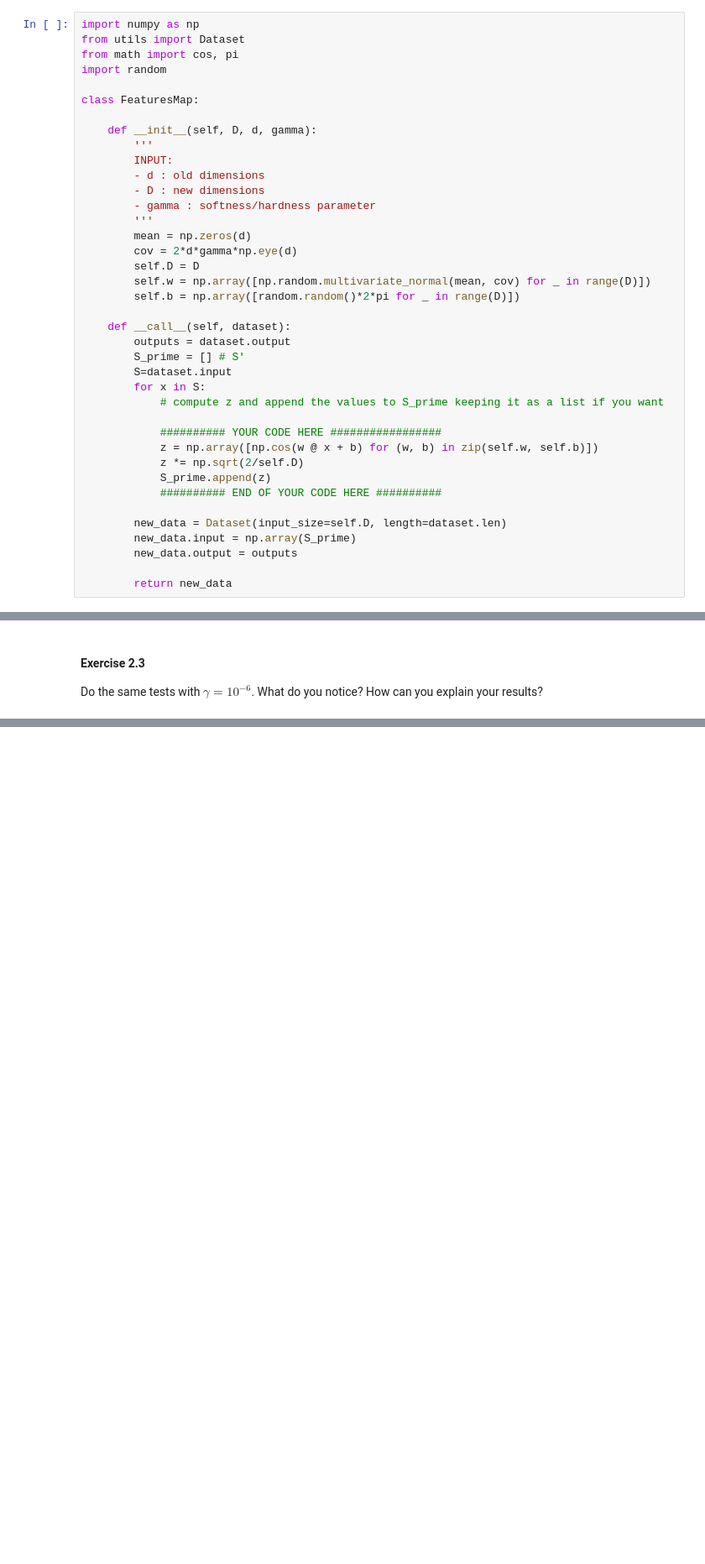
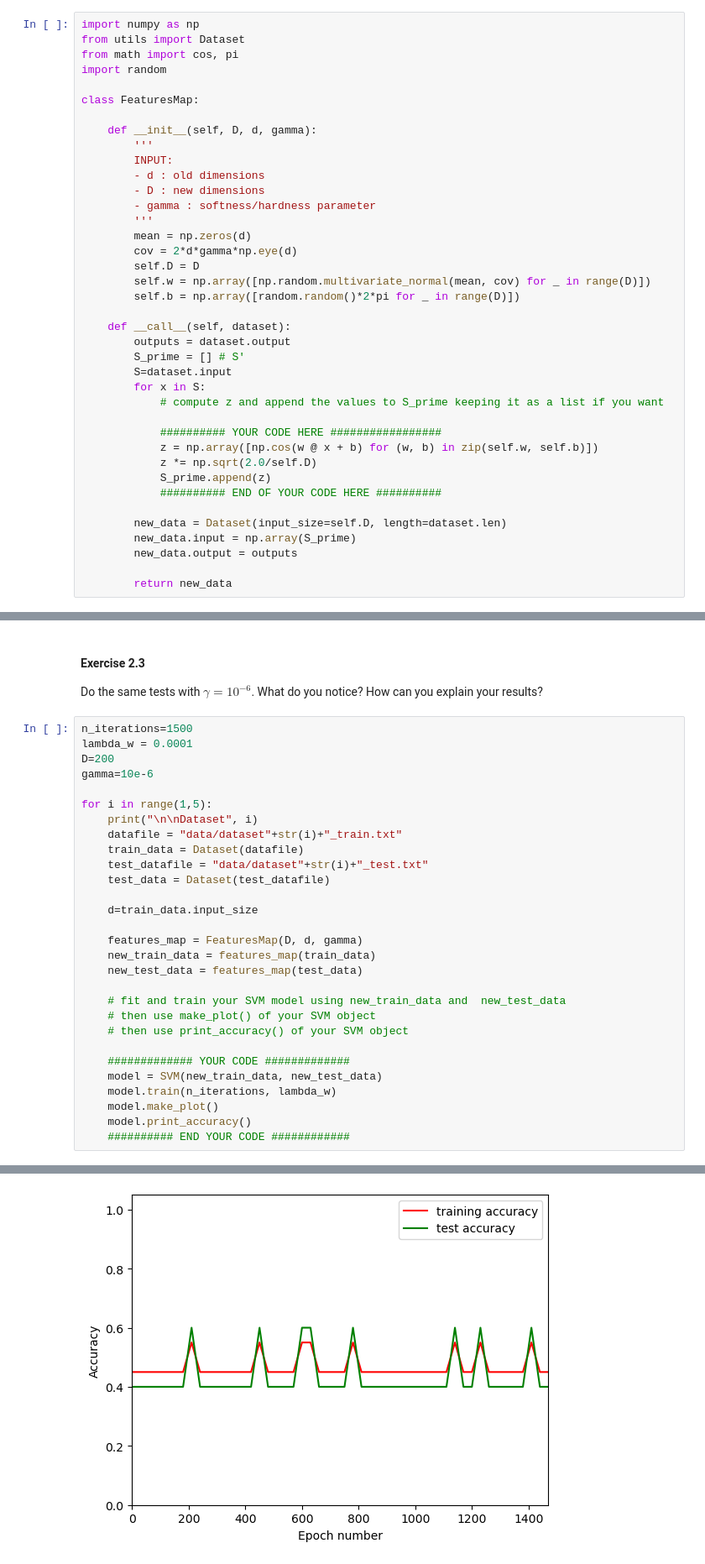
Before and after one commit to malis-course/MALIS, a Jupyter notebook: labs/lab3/svm.ipynb, the cells around one changed output, grey strips where cells are left out. Shown at 84% size. Drawn from its saved outputs; the diff is of its cells as text; blank space fills up the shorter version.

```diff
--- a/labs/lab3/svm.ipynb
+++ b/labs/lab3/svm.ipynb
@@ -298,7 +299,7 @@ class FeaturesMap:
 
             ########## YOUR CODE HERE #################
             z = np.array([np.cos(w @ x + b) for (w, b) in zip(self.w, self.b)])
-            z *= np.sqrt(2/self.D)
+            z *= np.sqrt(2.0/self.D)
             S_prime.append(z)
             ########## END OF YOUR CODE HERE ##########
 
@@ -372,3 +373,33 @@ Your answer here
 # %% [markdown]
 #### Exercise 2.3
 Do the same tests with $\gamma = 10^{-6}$. What do you notice? How can you explain your results?
+# %%
+n_iterations=1500
+lambda_w = 0.0001
+D=200
+gamma=10e-6
+
+for i in range(1,5):
+    print("\n\nDataset", i)
+    datafile = "data/dataset"+str(i)+"_train.txt"
+    train_data = Dataset(datafile)
+    test_datafile = "data/dataset"+str(i)+"_test.txt"
+    test_data = Dataset(test_datafile)
+
+    d=train_data.input_size
+
+    features_map = FeaturesMap(D, d, gamma)
+    new_train_data = features_map(train_data)
+    new_test_data = features_map(test_data)
+
+    # fit and train your SVM model using new_train_data and  new_test_data
+    # then use make_plot() of your SVM object
+    # then use print_accuracy() of your SVM object
+
+    ############# YOUR CODE #############
+    model = SVM(new_train_data, new_test_data)
+    model.train(n_iterations, lambda_w)
+    model.make_plot()
+    model.print_accuracy()
+    ########## END YOUR CODE ############
+# %% [output]
@@ -374,0 +407 @@ Do the same tests with $\gamma = 10^{-6}$. What do you notice? How can you expla
+[figure, added]
```
Also changed, not shown: parts of 4 cells of this notebook.
